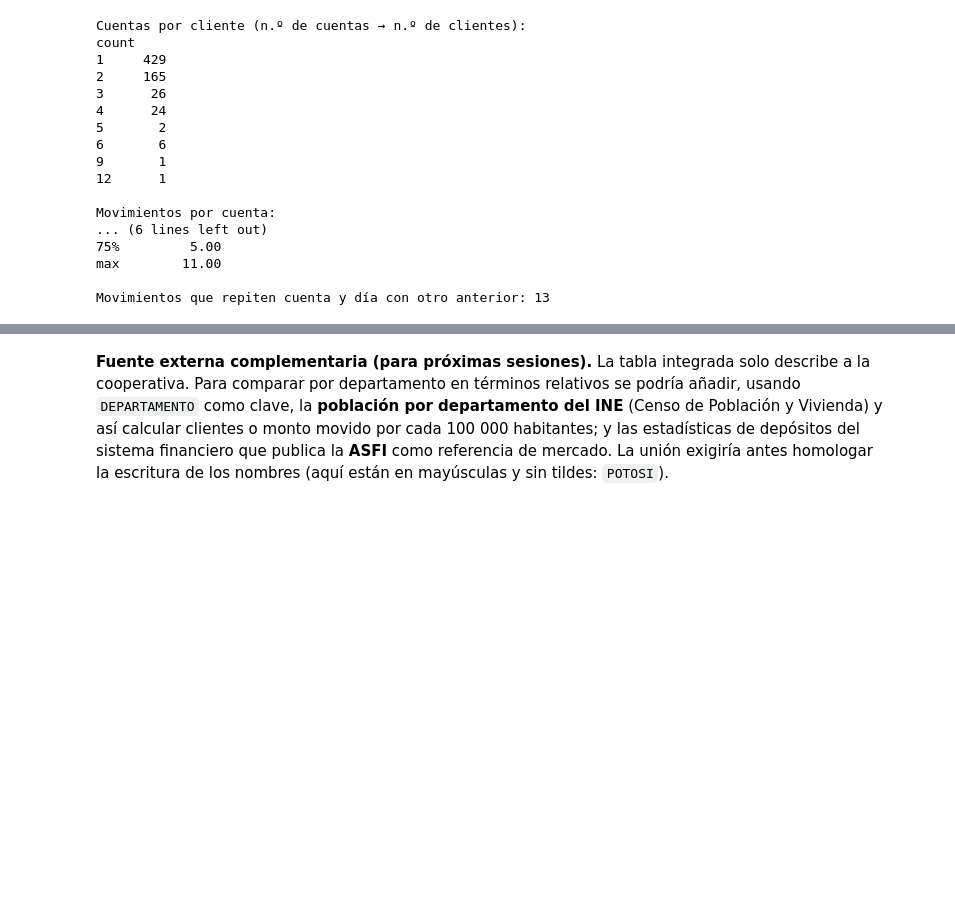
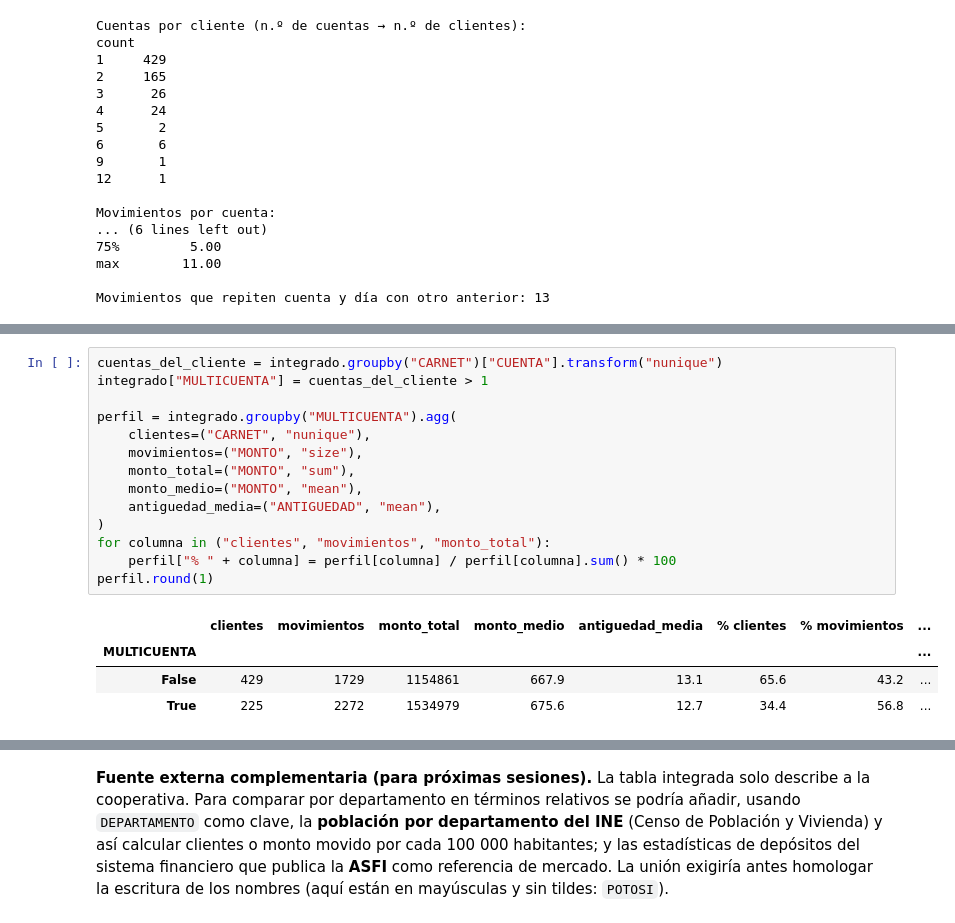
Before and after one commit to mardelq/miadas-proyecto-integrador-grupo6, a Jupyter notebook: Grupo6_Avance1.ipynb, the cells around one changed output, grey strips where cells are left out. Saved outputs shown, nothing was run; the diff lists cells and outputs as text; blank space fills up the shorter version.

```diff
--- a/Grupo6_Avance1.ipynb
+++ b/Grupo6_Avance1.ipynb
@@ -492,0 +522,19 @@ Movimientos que repiten cuenta y día con otro anterior: 13
+# %%
+cuentas_del_cliente = integrado.groupby("CARNET")["CUENTA"].transform("nunique")
+integrado["MULTICUENTA"] = cuentas_del_cliente > 1
+
+perfil = integrado.groupby("MULTICUENTA").agg(
+    clientes=("CARNET", "nunique"),
+    movimientos=("MONTO", "size"),
+    monto_total=("MONTO", "sum"),
+    monto_medio=("MONTO", "mean"),
+    antiguedad_media=("ANTIGUEDAD", "mean"),
+)
+for columna in ("clientes", "movimientos", "monto_total"):
+    perfil["% " + columna] = perfil[columna] / perfil[columna].sum() * 100
+perfil.round(1)
+# %% [output]
+|  | clientes | movimientos | monto_total | monto_medio | antiguedad_media | % clientes | % movimientos | ... |
+| MULTICUENTA |  |  |  |  |  |  |  | ... |
+| False | 429 | 1729 | 1154861 | 667.9 | 13.1 | 65.6 | 43.2 | ... |
+| True | 225 | 2272 | 1534979 | 675.6 | 12.7 | 34.4 | 56.8 | ... |
```
Also changed, not shown: parts of 13 cells of this notebook.
